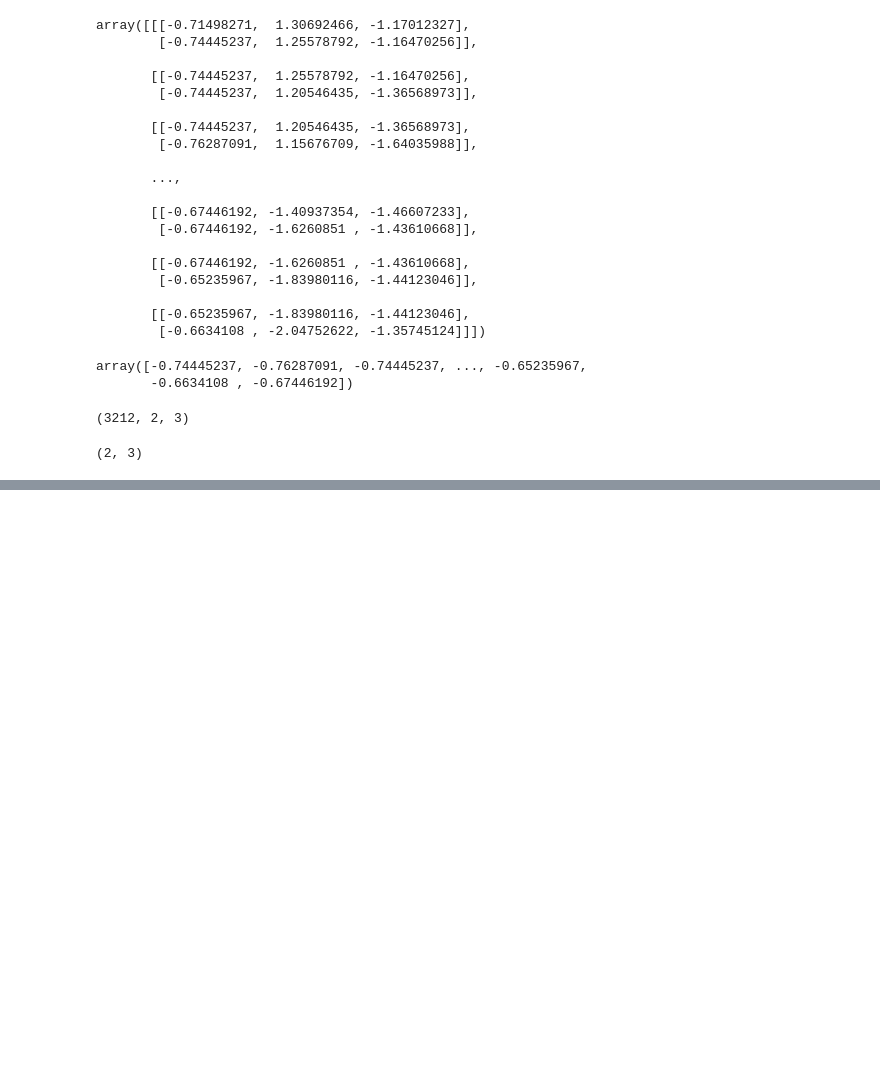
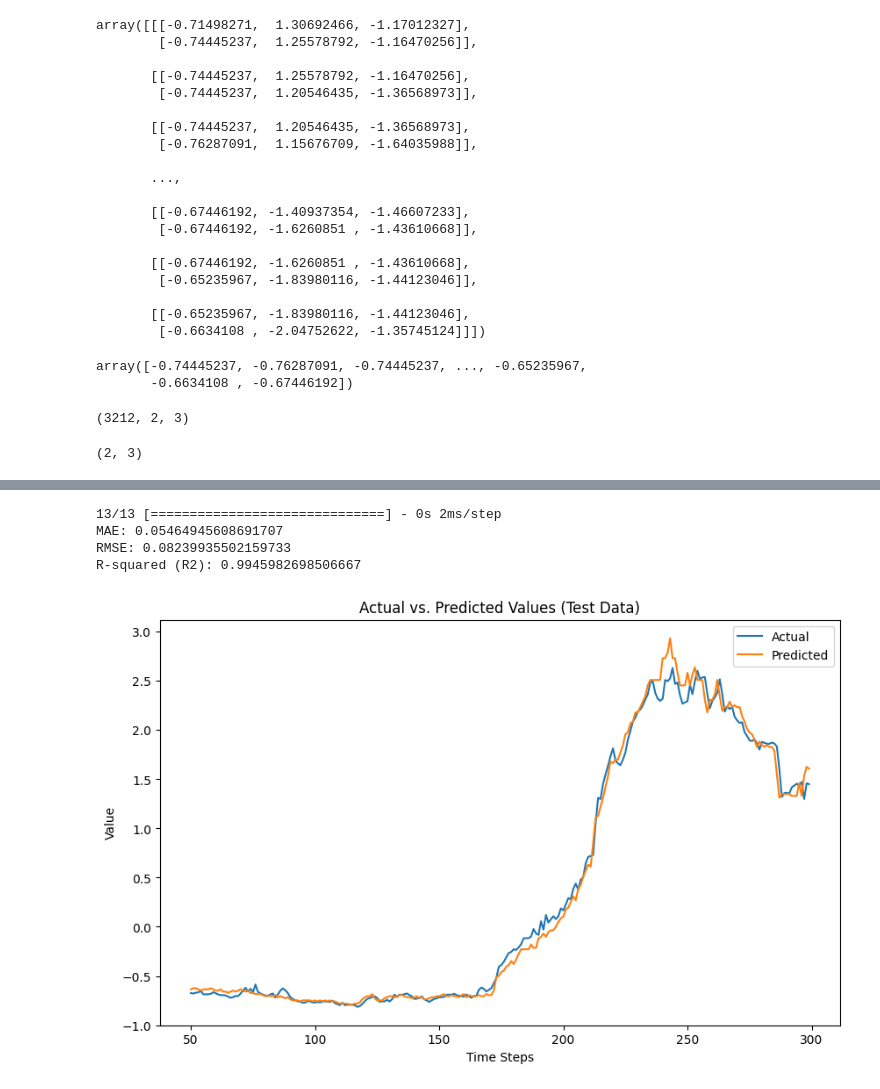
Before and after one commit to UkeshThapa/Snowmelt-Driven-Streamflow-Prediction, a Jupyter notebook: snow_melt_prediction_with_TCN.ipynb, the cells around one changed output, grey strips where cells are left out. Drawn from its saved outputs; the diff is of its cells as text; code cells hidden in the pictures; blank space fills up the shorter version.

```diff
--- a/snow_melt_prediction_with_TCN.ipynb
+++ b/snow_melt_prediction_with_TCN.ipynb
@@ -234,0 +325,34 @@ Epoch 5/5
+# %%
+test_predictions = model.predict(X_test).flatten()
+
+# Calculate MAE
+mae = mean_absolute_error(y_test, test_predictions)
+
+
+# Calculate RMSE
+rmse = np.sqrt(mean_squared_error(y_test, test_predictions))
+
+# Calculate R2
+r2 = r2_score(y_test, test_predictions)
+
+print("MAE:", mae)
+print("RMSE:", rmse)
+print("R-squared (R2):", r2)
+
+
+test_result = pd.DataFrame(data={"test Predictions":test_predictions,"Actuals":y_test})
+
+plt.figure(figsize=(10, 6))
+plt.plot(test_result['test Predictions'][50:300], label='Actual')
+plt.plot(test_result['Actuals'][50:300], label='Predicted')
+plt.xlabel('Time Steps')
+plt.ylabel('Value')
+plt.title('Actual vs. Predicted Values (Test Data)')
+plt.legend()
+plt.show()
+# %% [output]
+13/13 [==============================] - 0s 2ms/step
+MAE: 0.05464945608691707
+RMSE: 0.08239935502159733
+R-squared (R2): 0.9945982698506667
+[figure, added]
```
Also changed, not shown: parts of 10 cells of this notebook.
